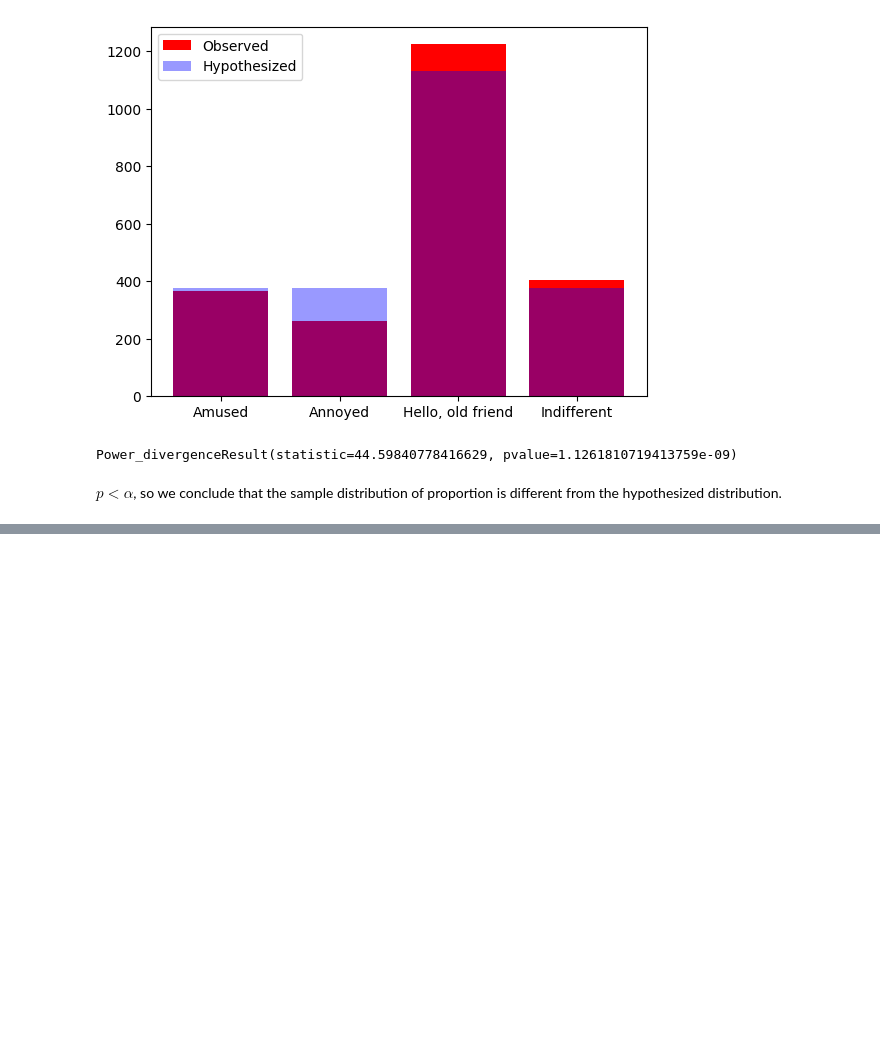
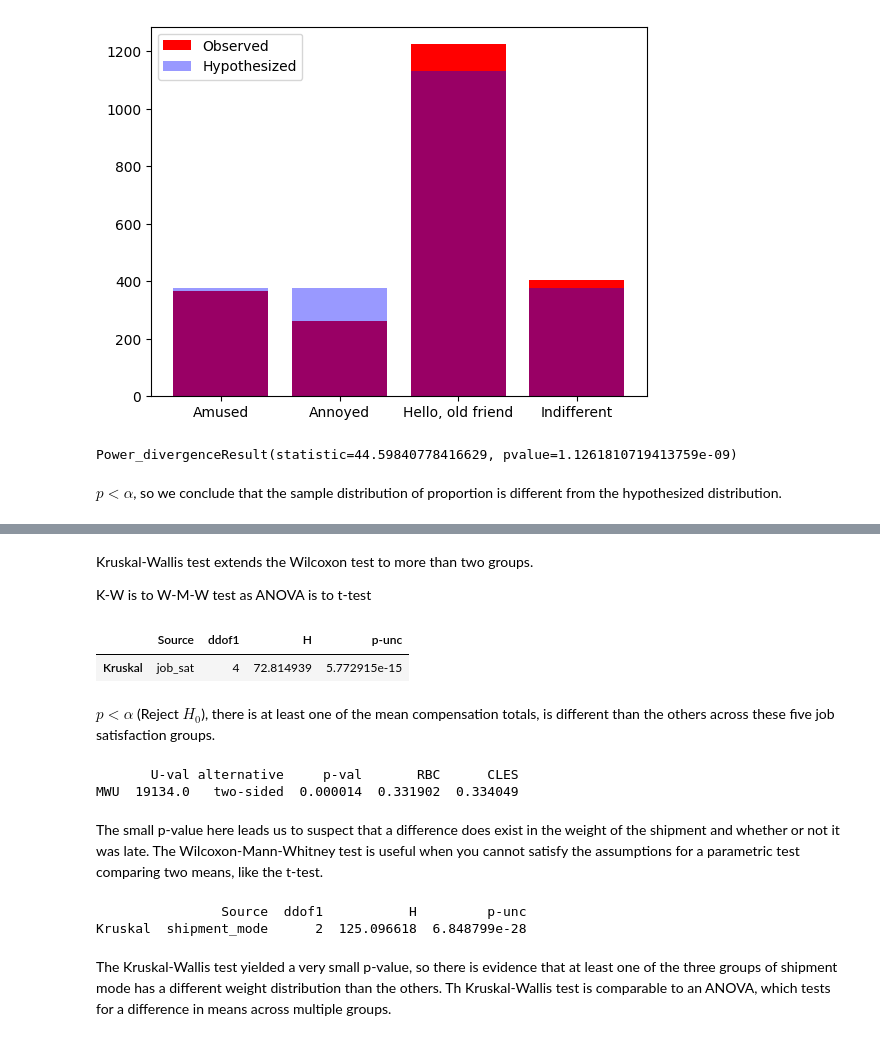
Before and after one commit to luislerma5593/Learning, a Jupyter notebook: Python/DA_datacamp.ipynb, the cells around one changed output, grey strips where cells are left out. Saved outputs shown, nothing was run; the diff lists cells and outputs as text; code cells hidden in the pictures; blank space fills up the shorter version.

```diff
--- a/Python/DA_datacamp.ipynb
+++ b/Python/DA_datacamp.ipynb
@@ -828,0 +957,47 @@ plt.show()
+# %% [markdown]
+Kruskal-Wallis test extends the Wilcoxon test to more than two groups.
+
+K-W is to W-M-W test as ANOVA is to t-test
+# %%
+alpha = 0.01
+
+pingouin.kruskal(data=stack_overflow, dv = 'converted_comp', between='job_sat')
+# %% [output]
+|  | Source | ddof1 | H | p-unc |
+| Kruskal | job_sat | 4 | 72.814939 | 5.772915e-15 |
+# %% [markdown]
+$p < \alpha$ (Reject $H_0$), there is at least one of the mean compensation totals, is different than the others across these five job satisfaction groups.
+# %%
+#_Excercise
+
+# Select the weight_kilograms and late columns
+weight_vs_late = late_shipments[['weight_kilograms','late']]
+
+# Convert weight_vs_late into wide format
+weight_vs_late_wide = weight_vs_late.pivot(columns='late',
+                                           values='weight_kilograms')
+
+
+# Run a two-sided Wilcoxon-Mann-Whitney test on weight_kilograms vs. late
+wmw_test = pingouin.mwu(x=weight_vs_late_wide['No'], y=weight_vs_late_wide['Yes'], alternative = 'two-sided')
+
+
+
+# Print the test results
+print(wmw_test)
+# %% [output]
+       U-val alternative     p-val       RBC      CLES
+MWU  19134.0   two-sided  0.000014  0.331902  0.334049
+# %% [markdown]
+ The small p-value here leads us to suspect that a difference does exist in the weight of the shipment and whether or not it was late. The Wilcoxon-Mann-Whitney test is useful when you cannot satisfy the assumptions for a parametric test comparing two means, like the t-test.
+# %%
+# Run a Kruskal-Wallis test on weight_kilograms vs. shipment_mode
+kw_test = pingouin.kruskal(data=late_shipments, dv = 'weight_kilograms', between='shipment_mode')
+
+# Print the results
+print(kw_test)
+# %% [output]
+                Source  ddof1           H         p-unc
+Kruskal  shipment_mode      2  125.096618  6.848799e-28
+# %% [markdown]
+The Kruskal-Wallis test yielded a very small p-value, so there is evidence that at least one of the three groups of shipment mode has a different weight distribution than the others. Th Kruskal-Wallis test is comparable to an ANOVA, which tests for a difference in means across multiple groups.
```
Also changed, not shown: parts of 16 cells of this notebook, 5 other files.
